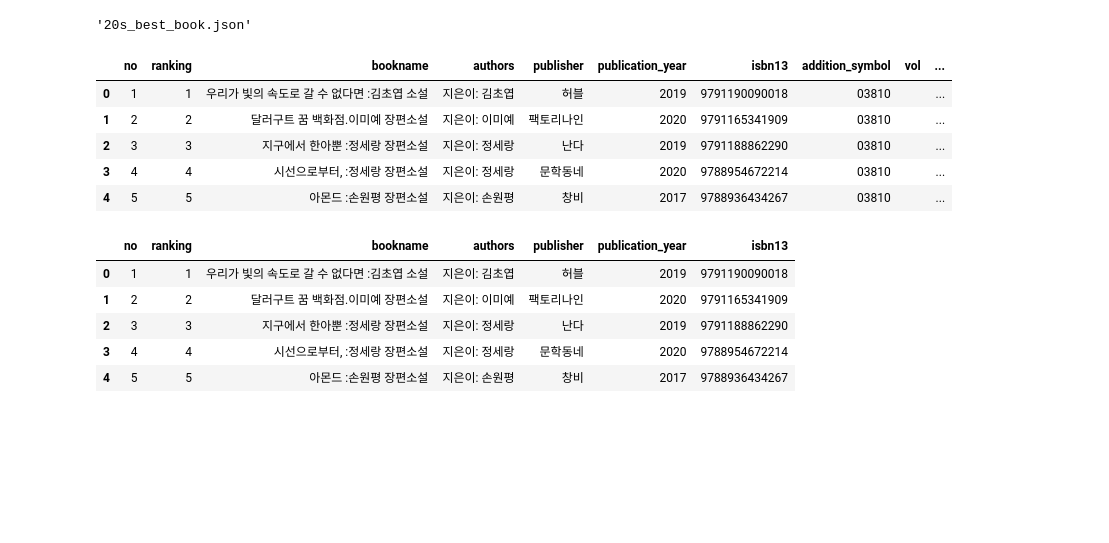
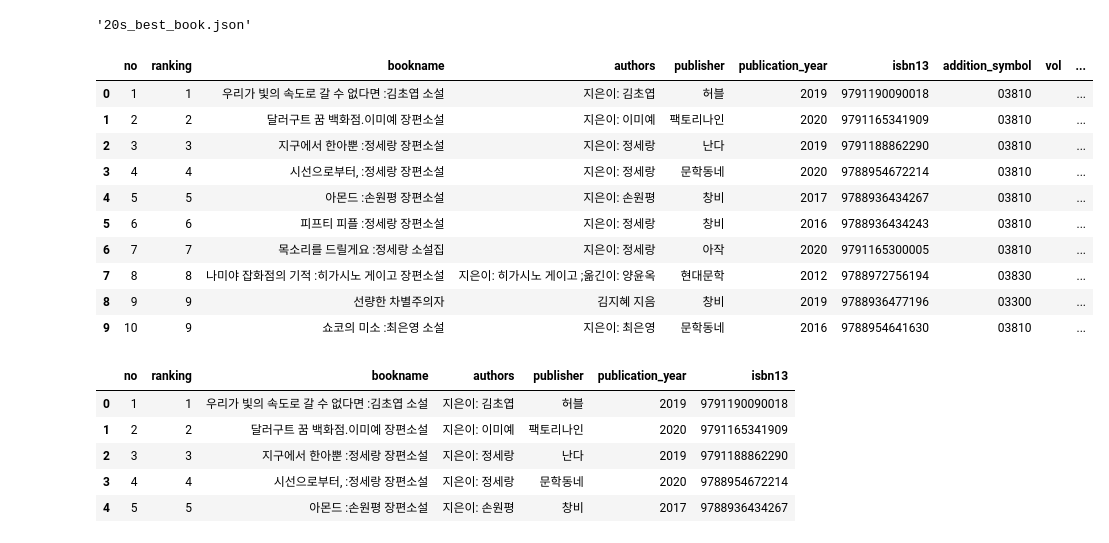
Before and after one commit to hjkang2035/main, a Jupyter notebook: 02-2.ipynb, the cells around one changed output. Cells and saved outputs as stored; diff of their text form; code cells hidden in the pictures; blank space fills up the shorter version.

```diff
--- a/02-2.ipynb
+++ b/02-2.ipynb
@@ -23,15 +23,20 @@ To: /content/20s_best_book.json
 # %%
 import pandas as pd
 
 books_df = pd.read_json('20s_best_book.json')
-books_df.head()
+books_df.head(10)
 # %% [output]
 |  | no | ranking | bookname | authors | publisher | publication_year | isbn13 | addition_symbol | vol | ... |
 | 0 | 1 | 1 | 우리가 빛의 속도로 갈 수 없다면 :김초엽 소설 | 지은이: 김초엽 | 허블 | 2019 | 9791190090018 | 03810 |  | ... |
 | 1 | 2 | 2 | 달러구트 꿈 백화점.이미예 장편소설 | 지은이: 이미예 | 팩토리나인 | 2020 | 9791165341909 | 03810 |  | ... |
 | 2 | 3 | 3 | 지구에서 한아뿐 :정세랑 장편소설 | 지은이: 정세랑 | 난다 | 2019 | 9791188862290 | 03810 |  | ... |
 | 3 | 4 | 4 | 시선으로부터, :정세랑 장편소설 | 지은이: 정세랑 | 문학동네 | 2020 | 9788954672214 | 03810 |  | ... |
 | 4 | 5 | 5 | 아몬드 :손원평 장편소설 | 지은이: 손원평 | 창비 | 2017 | 9788936434267 | 03810 |  | ... |
+| 5 | 6 | 6 | 피프티 피플 :정세랑 장편소설 | 지은이: 정세랑 | 창비 | 2016 | 9788936434243 | 03810 |  | ... |
+| 6 | 7 | 7 | 목소리를 드릴게요 :정세랑 소설집 | 지은이: 정세랑 | 아작 | 2020 | 9791165300005 | 03810 |  | ... |
+| 7 | 8 | 8 | 나미야 잡화점의 기적 :히가시노 게이고 장편소설 | 지은이: 히가시노 게이고 ;옮긴이: 양윤옥 | 현대문학 | 2012 | 9788972756194 | 03830 |  | ... |
+| 8 | 9 | 9 | 선량한 차별주의자 | 김지혜 지음 | 창비 | 2019 | 9788936477196 | 03300 |  | ... |
+| 9 | 10 | 9 | 쇼코의 미소 :최은영 소설 | 지은이: 최은영 | 문학동네 | 2016 | 9788954641630 | 03810 |  | ... |
 # %%
 books = books_df[['no','ranking','bookname','authors','publisher',
                  'publication_year','isbn13']]
```
Also changed, not shown: parts of 14 cells of this notebook.
